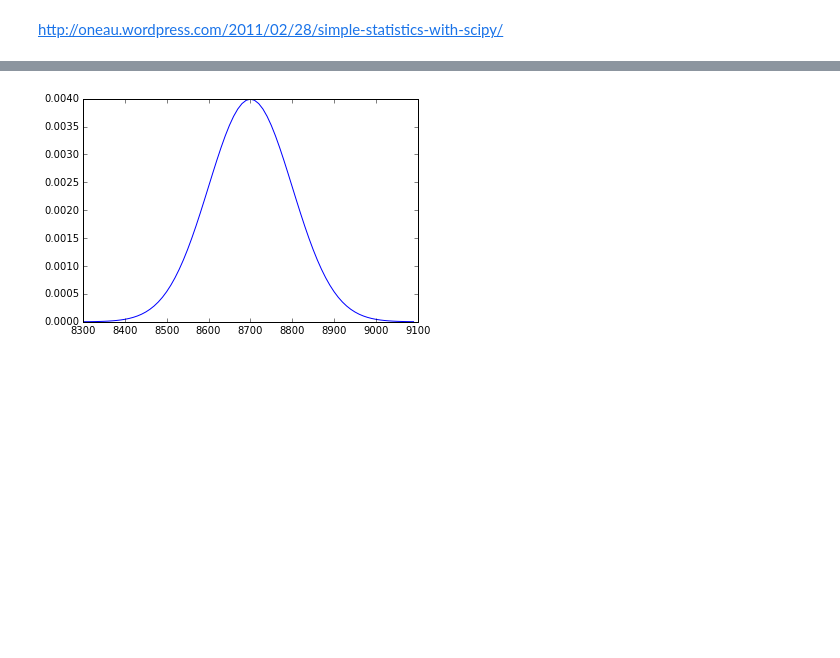
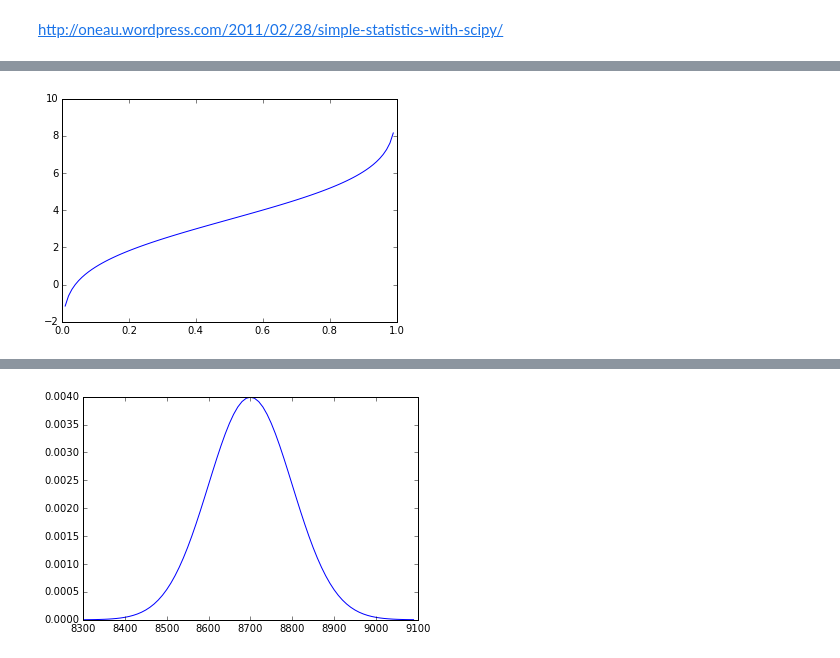
Before and after one commit to lmpizarro/apuntes-python-cientifico, a Jupyter notebook: src/notebooks/reliability.ipynb, the cells around one changed output, grey strips where cells are left out. Cells and saved outputs as stored; diff of their text form; code cells hidden in the pictures; blank space fills up the shorter version.

```diff
--- a/src/notebooks/reliability.ipynb
+++ b/src/notebooks/reliability.ipynb
@@ -10,0 +56,6 @@ http://oneau.wordpress.com/2011/02/28/simple-statistics-with-scipy/
+# %%
+px = np.arange (0,1, .01)
+ppf = pdf.ppf(px)
+plt.plot (px,ppf);
+# %% [output]
+[figure, added]
```
Also changed, not shown: parts of 31 cells of this notebook, 1 other file.
